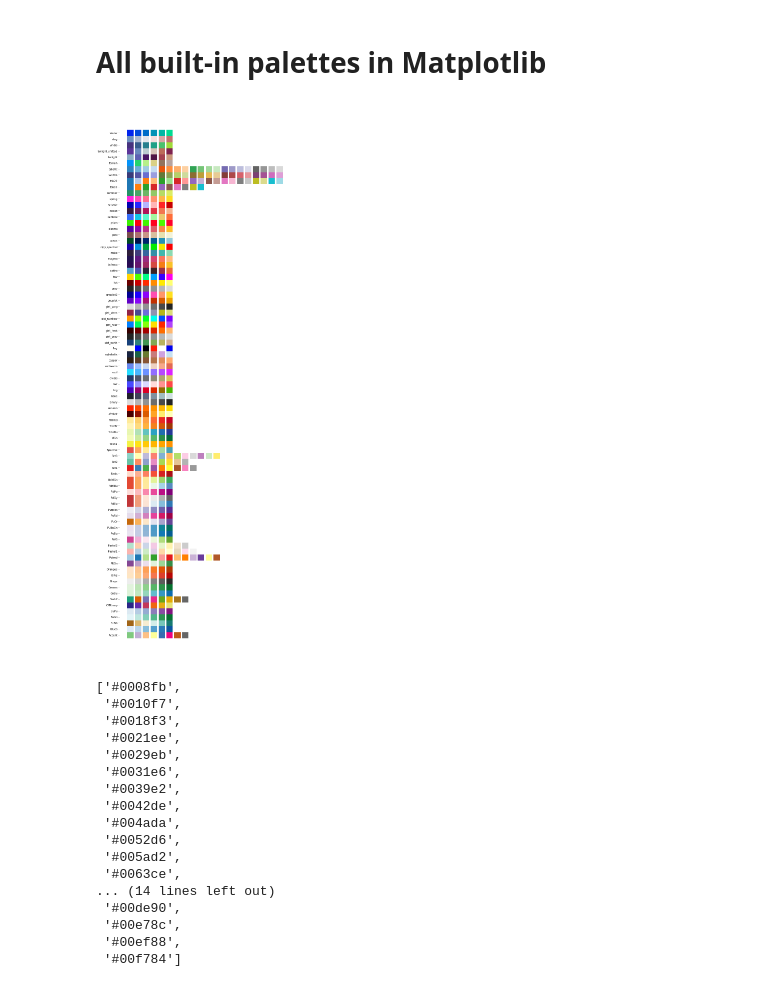
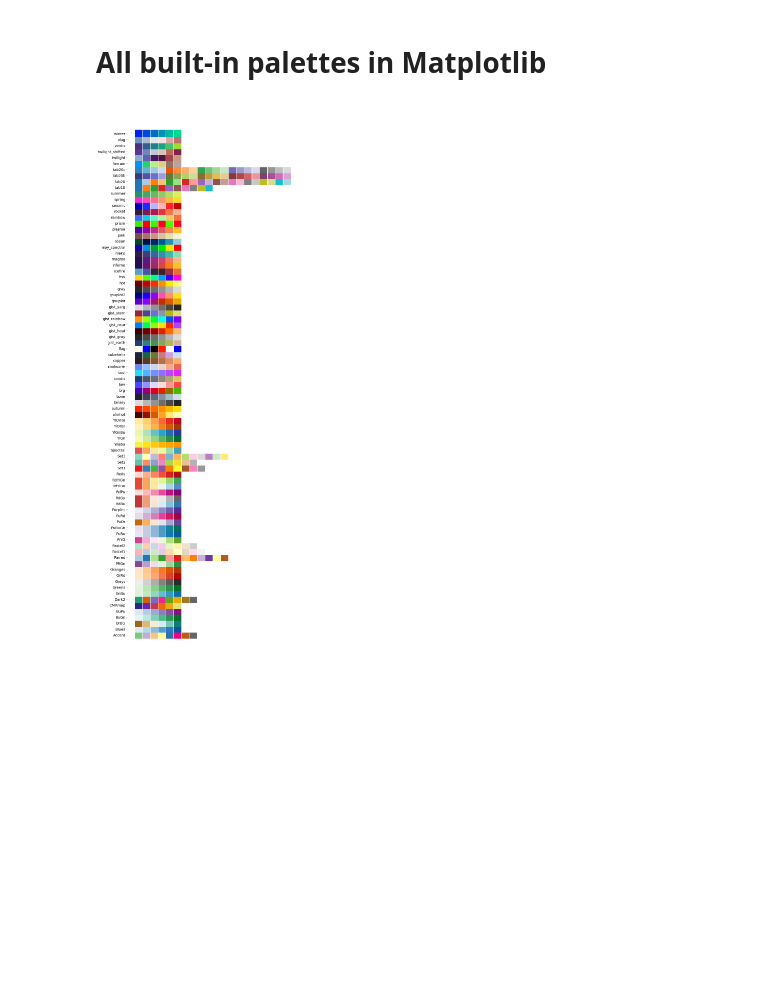
Before and after one commit to Jianhua-Wang/sci_viz_py, a Jupyter notebook: color.ipynb, the cells around one changed output. Cells and saved outputs as stored; diff of their text form; code cells hidden in the pictures; blank space fills up the shorter version.

Commit message:
color

```diff
--- a/color.ipynb
+++ b/color.ipynb
@@ -10,41 +35,9 @@ mpl.rcParams['pdf.fonttype'] = 42
 # %% [markdown]
 # All built-in palettes in Matplotlib
-# %%
-palettes = list(filter(lambda x: False if x.endswith('_r') else True, sorted(mpl.cm.cmap_d.keys())))
-palettes.remove('jet')
-
-palettes = pd.DataFrame(data=[sns.color_palette(palette).as_hex() for palette in palettes], index=palettes)
-
-palettes = palettes.fillna('#FFFFFF')
-
-f,ax = plt.subplots(figsize=(12,40))
-for y in palettes.index:
-    for x in range(20):
-        ax.scatter(x=x,y=[y],c=palettes.loc[y,x],s=600,marker='s')
-ax.spines['top'].set_visible(False)
-ax.spines['bottom'].set_visible(False)
-ax.spines['right'].set_visible(False)
-ax.spines['left'].set_visible(False)
-ax.get_xaxis().set_visible(False)
-# %% [output]
-[figure, removed]
-# %%
-sns.color_palette('winter',30).as_hex()
-# %% [output]
-['#0008fb',
- '#0010f7',
- '#0018f3',
- '#0021ee',
- '#0029eb',
- '#0031e6',
- '#0039e2',
- '#0042de',
- '#004ada',
- '#0052d6',
- '#005ad2',
- '#0063ce',
-... (14 lines left out)
- '#00de90',
- '#00e78c',
- '#00ef88',
- '#00f784']
+# %%
+all_palettes = list(filter(lambda x: False if x.endswith('_r') else True, sorted(mpl.cm.cmap_d.keys())))
+all_palettes.remove('jet')
+# %%
+plot_palettes_panel(all_palettes,40)
+# %% [output]
+[figure, added]
```
Also changed, not shown: parts of 13 cells of this notebook, 1 other file.
